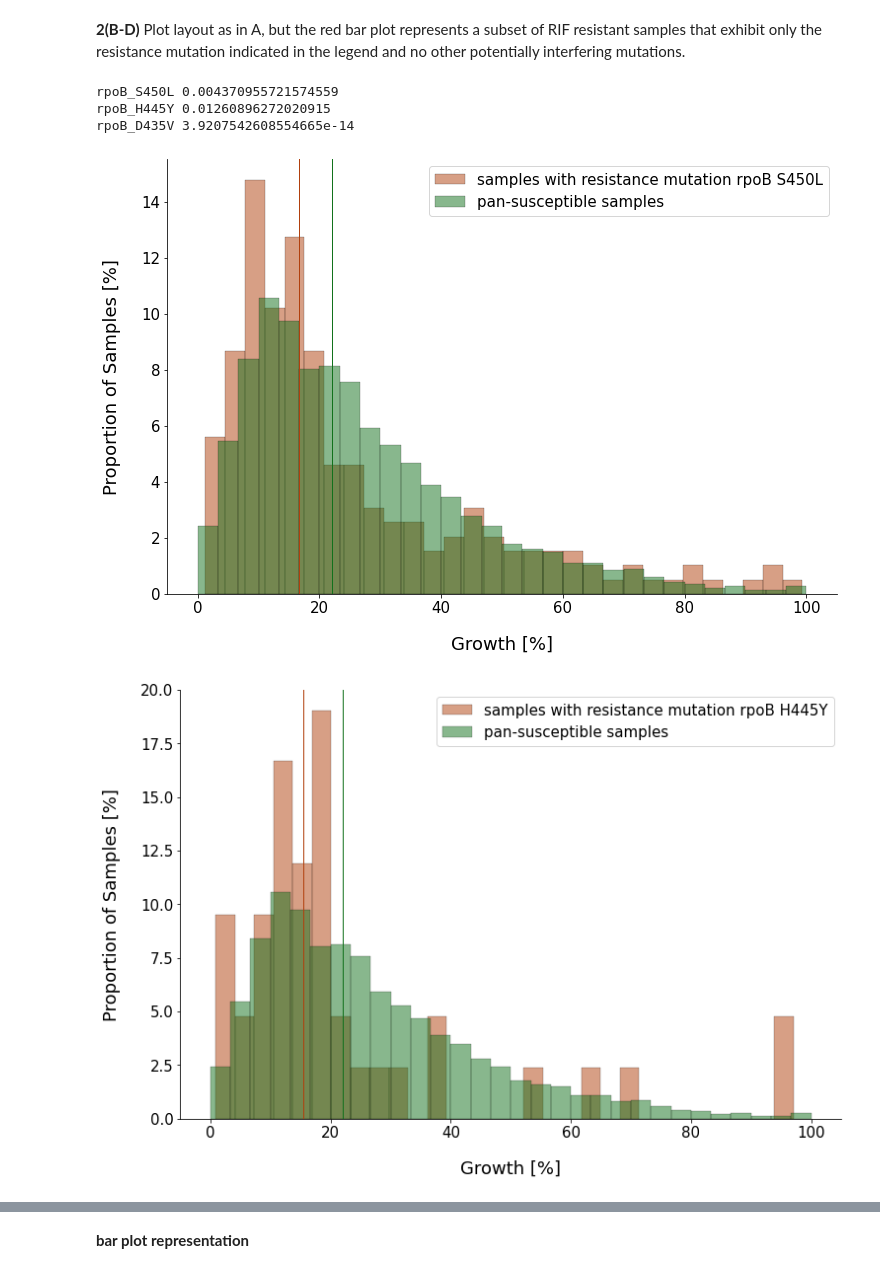
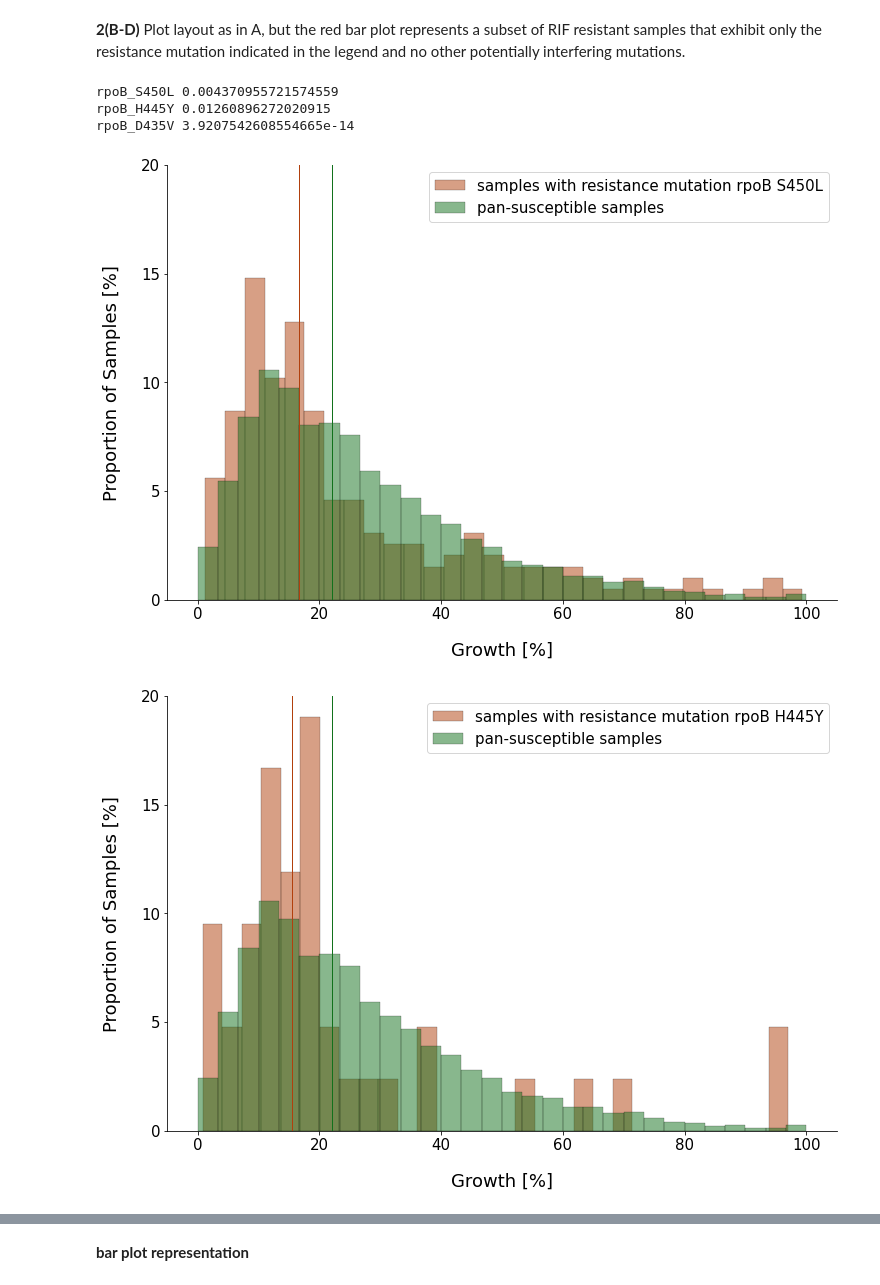
Before and after one commit to fowler-lab/tb-rnap-compensation, a Jupyter notebook: Recreate_figures_paper.ipynb, the cells around one changed output, grey strips where cells are left out. Cells and saved outputs as stored; diff of their text form; code cells hidden in the pictures.

Commit message:
polished figures and tables

```diff
--- a/Recreate_figures_paper.ipynb
+++ b/Recreate_figures_paper.ipynb
@@ -259,33 +260,33 @@ for res in res_gene_mutations:
     print(res, p)
 
     #plot growth distributions below p-value cut-off
     if p < (0.05):
 
         fig, ax = plt.subplots()
         ax.spines["top"].set_visible(False)
         ax.spines["right"].set_visible(False)
         fig.set_size_inches(12, 8)
 
         sns.histplot(data = resistant, bins = 30, alpha = 0.5,
                      label="samples with resistance mutation " + res[0:4] + ' ' + res[5:], stat = "percent",
                      color = colors[1], edgecolor='k', linewidth = 0.2)
         plt.axvline(resistant.median(), color = colors[1], linewidth = 1)
 
         sns.histplot(data = susceptible, bins = 30, alpha = 0.5,
                      label="pan-susceptible samples", stat = "percent",
                      color = colors[2], edgecolor='k', linewidth = 0.2)
         plt.axvline(susceptible.median(), color = colors[2], linewidth = 1)
 
         plt.xlabel("Growth [%]", size = 18, labelpad = 20)
         plt.ylabel("Proportion of Samples [%]", size = 18, labelpad = 20)
 
         plt.xticks(fontsize = 15)
-        plt.yticks(fontsize = 15)
+        plt.yticks(numpy.arange(0, 21, 5.0), fontsize = 15)
 
         plt.legend(loc = 'upper right', fontsize = 15)
 # %% [output]
 rpoB_S450L 0.004370955721574559
 rpoB_H445Y 0.01260896272020915
 rpoB_D435V 3.9207542608554665e-14
-[figure, old version]
+[figure, new version]
-[figure, old version]
+[figure, new version]
```
Also changed, not shown: parts of 6 cells of this notebook.
